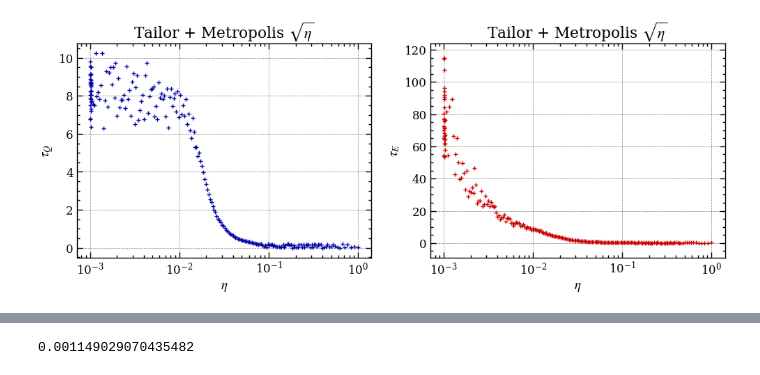
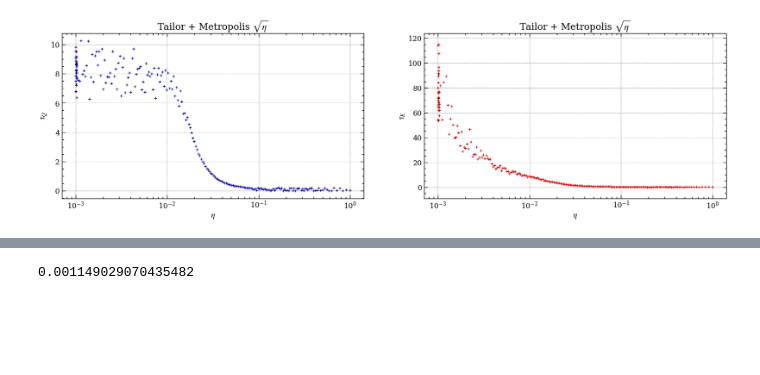
Before and after one commit to roberto-dionisio/numerical_methods, a Jupyter notebook: circle_pimc/analysis_circle.ipynb, the cells around one changed output, grey strips where cells are left out. Saved outputs shown, nothing was run; the diff lists cells and outputs as text; code cells hidden in the pictures; blank space fills up the shorter version.

```diff
--- a/circle_pimc/analysis_circle.ipynb
+++ b/circle_pimc/analysis_circle.ipynb
@@ -126,24 +113,24 @@ for ns in tqdm(np.sort(N)):
 # %%
-plt.figure(figsize=(12,4))
-plt.title('')
+plt.figure(figsize=(20,5))
+
 
 plt.subplot(1, 2, 1)# Address proper subplot in 2x2 array
 plt.title(r'Tailor + Metropolis $\sqrt{\eta}$')
 plt.plot(np.array(etas) , np.array(tau_s),'+',markersize='5', linewidth='.4',color=getColor('jet', 30,1), label='')
 plt.xscale('log')
 plt.ylabel(r'$\tau_Q$')
 plt.xlabel(r'$\eta$')
 
 
 plt.subplot(1, 2, 2)# Address proper subplot in 2x2 array
 plt.title(r'Tailor + Metropolis $\sqrt{\eta}$')
 plt.plot(np.array(etas) , np.array(ene_s),'+',markersize='5', linewidth='.4',color=getColor('jet', 30,27), label='')
 plt.xscale('log')
 plt.ylabel(r'$\tau_E$')
 plt.xlabel(r'$\eta$')
 plt.ylim(None, 124)
 #plt.xlim(0.001,0.01)
 
-plt.savefig('ciao', dpi=1000)
+plt.savefig('corr_tailor', dpi=500)
 # %% [output]
-[figure, old version]
+[figure, new version]
```
Also changed, not shown: parts of 40 cells of this notebook, 1 other file.
